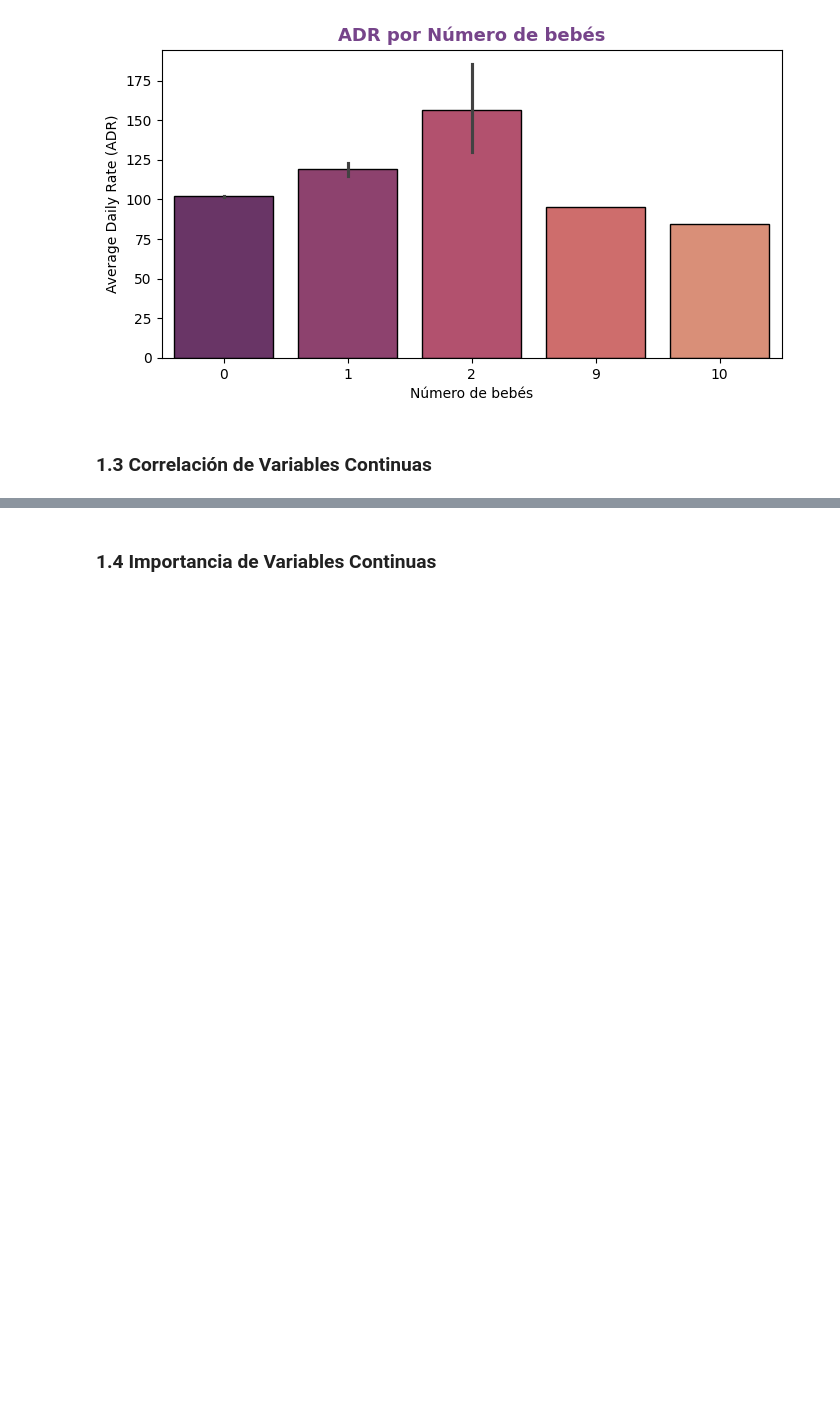
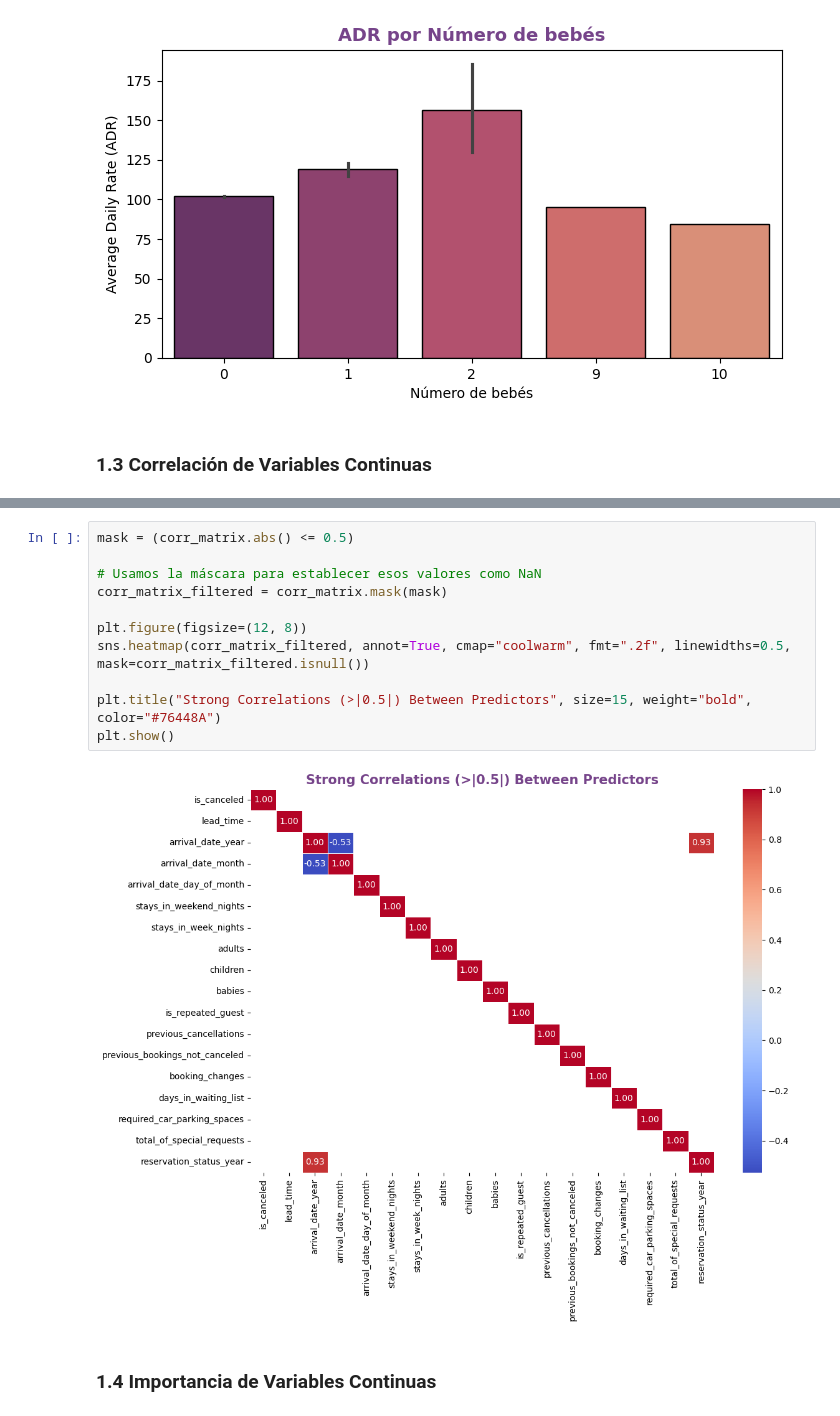
Before and after one commit to josevig/Hito2_DISIA, a Jupyter notebook: LibretaHito2.ipynb, the cells around one changed output, grey strips where cells are left out. Cells and saved outputs as stored; diff of their text form; blank space fills up the shorter version.

```diff
--- a/LibretaHito2.ipynb
+++ b/LibretaHito2.ipynb
@@ -308,3 +319,16 @@ Passing `palette` without assigning `hue` is deprecated and will be removed in v
+# %%
+mask = (corr_matrix.abs() <= 0.5)
+
+# Usamos la máscara para establecer esos valores como NaN
+corr_matrix_filtered = corr_matrix.mask(mask)
+
+plt.figure(figsize=(12, 8))
+sns.heatmap(corr_matrix_filtered, annot=True, cmap="coolwarm", fmt=".2f", linewidths=0.5, mask=corr_matrix_filtered.isnull())
+
+plt.title("Strong Correlations (>|0.5|) Between Predictors", size=15, weight="bold", color="#76448A")
+plt.show()
+# %% [output]
+[figure, added]
 # %% [markdown]
 ### 1.4 Importancia de Variables Continuas
 # %% [markdown]
```
Also changed, not shown: parts of 1 cell of this notebook.
